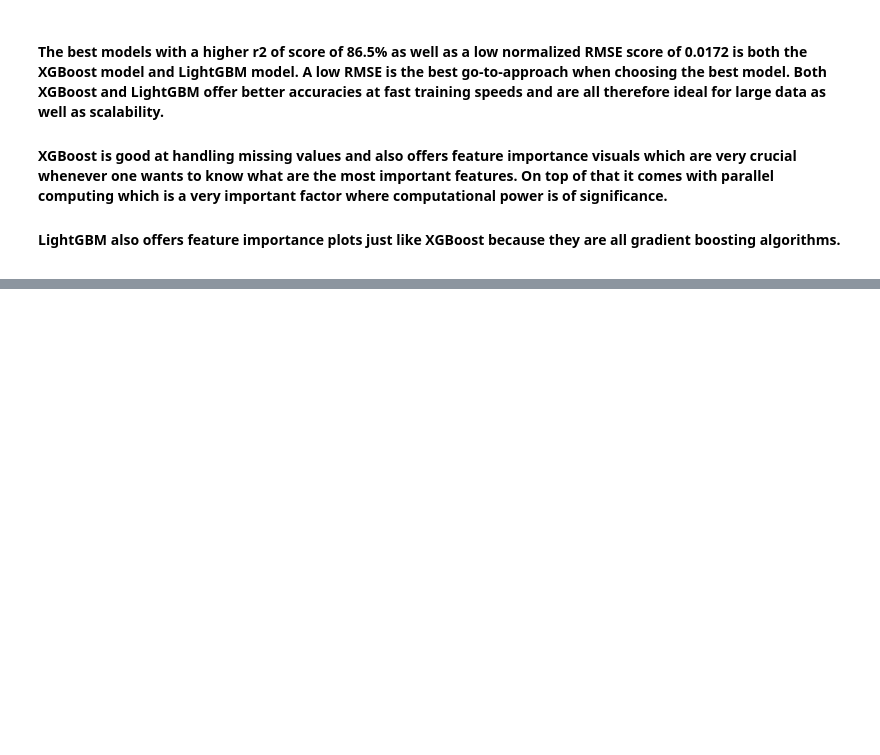
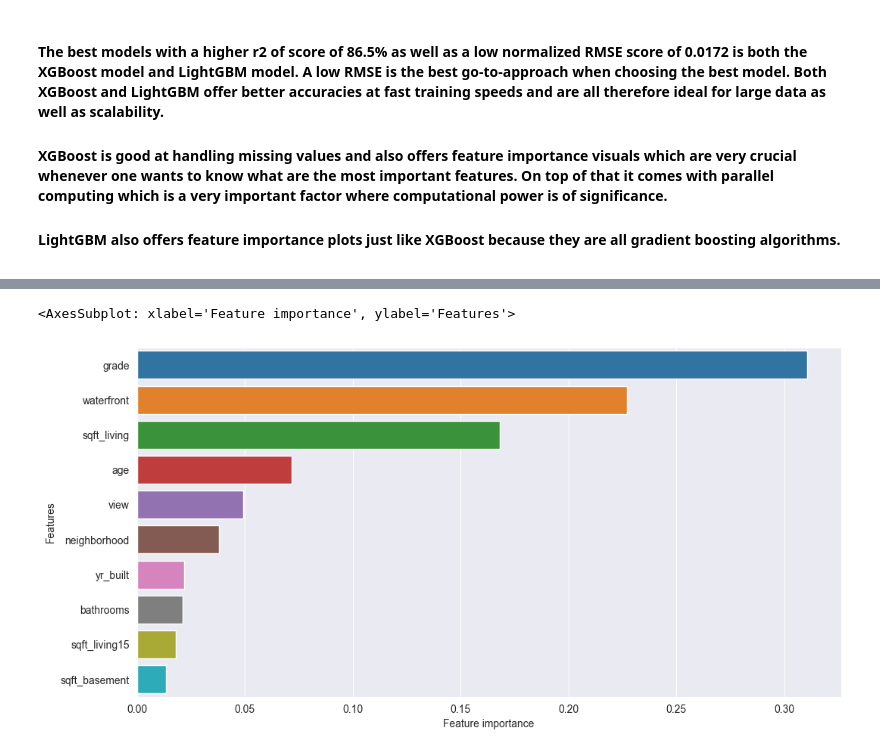
Before and after one commit to Wolfie3D/dsc-phase-2-project-v2-3, a Jupyter notebook: student.ipynb, the cells around one changed output, grey strips where cells are left out. Saved outputs shown, nothing was run; the diff lists cells and outputs as text; code cells hidden in the pictures; blank space fills up the shorter version.

Commit message:
added feature interaction plots

```diff
--- a/student.ipynb
+++ b/student.ipynb
@@ -803,7 +806,7 @@ df = df.drop('date', axis=1)
 selected_df = df.copy()
 # %%
 y = selected_df['price'] #Drop the target variable price
-X = selected_df.drop(columns=['price','sqft_lot','neighborhood'])
+X = selected_df.drop(columns=['price'])
 # %%
 y.shape
 # %% [output]
@@ -1016,15 +1019,15 @@ Normalized Root Mean Squared Error (MSE): 0.027484375805463424
 # %% [markdown]
 #### <ins> XGBoost regression model </ins>
 # %%
-# Create an XGBoost Regression model
-model_xgboost = XGBRegressor()
+# # Create an XGBoost Regression model
+# model_xgboost = XGBRegressor()
 
-# Fit the model to the training data
-model_xgboost.fit(X_train_scaled, y_train)
+# # Fit the model to the training data
+# model_xgboost.fit(X_train_scaled, y_train)
 
-# Predict the target values on the testing data
-y_pred = model_xgboost.predict(X_test_scaled)
+# # Predict the target values on the testing data
+# y_pred = model_xgboost.predict(X_test_scaled)
 
-y_tests = y_test
-y_preds = y_pred
-mae, mse, r2, rmse, normalized_rmse = regression_metrics(y_tests, y_preds)
+# y_tests = y_test
+# y_preds = y_pred
+# mae, mse, r2, rmse, normalized_rmse = regression_metrics(y_tests, y_preds)
@@ -1036,0 +1034,13 @@ Normalized Root Mean Squared Error (MSE): 0.017208858106516903
+# %%
+# Create an XGBoost Regression model
+model_xgboost = XGBRegressor()
+
+# Fit the model to the training data
+model_xgboost.fit(X_train, y_train)
+
+# Predict the target values on the testing data
+y_pred = model_xgboost.predict(X_test)
+
+y_tests = y_test
+y_preds = y_pred
+mae, mse, r2, rmse, normalized_rmse = regression_metrics(y_tests, y_preds)
@@ -1356,0 +1112,12 @@ These are the main factors that drive prices higher.
+# %%
+# Create a new dataframe to store the feature importance values and plot the first ten values.
+feature_importance_df = pd.DataFrame()
+feature_importance_df['Features'] = X_train.columns
+feature_importance_df['Feature importance'] = model_xgboost.feature_importances_
+
+feature_importance_df = feature_importance_df.sort_values("Feature importance", ascending=False).reset_index()
+plt.figure(figsize=(12,6))
+sns.barplot(x="Feature importance", y="Features", data=feature_importance_df[:10]).set(title = "Feature importance plot")
+# %% [output]
+<AxesSubplot: xlabel='Feature importance', ylabel='Features'>
+[figure, added]
```
Also changed, not shown: parts of 36 cells of this notebook.
